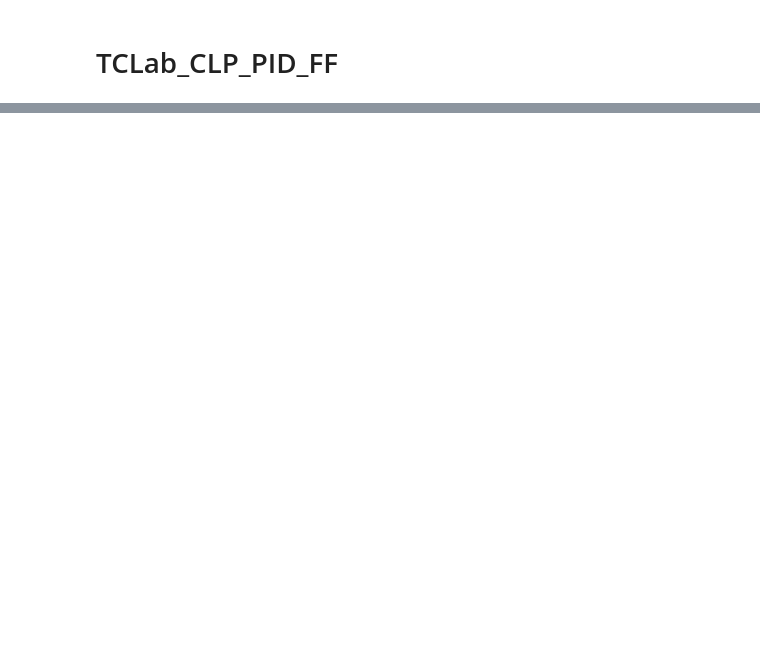
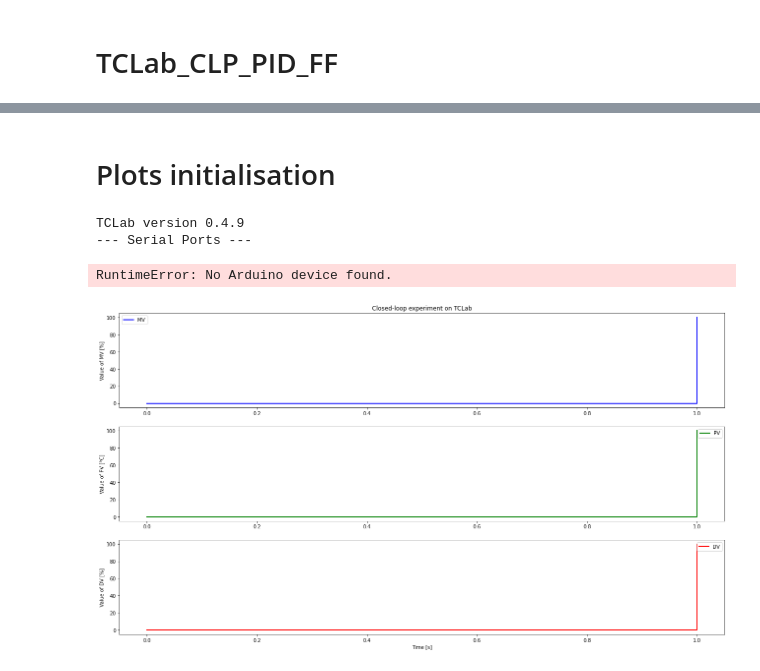
Before and after one commit to FlorianLebecque/Control_theory_software, a Jupyter notebook: TCLab_CLP_PID_FF.ipynb, the cells around one changed output, grey strips where cells are left out. Cells and saved outputs as stored; diff of their text form; code cells hidden in the pictures; blank space fills up the shorter version.

```diff
--- a/TCLab_CLP_PID_FF.ipynb
+++ b/TCLab_CLP_PID_FF.ipynb
@@ -163,0 +193,35 @@ IndentationError: unexpected indent (Temp/ipykernel_7056/2471435621.py, line 54)
+# %% [markdown]
+# Plots initialisation
+# %%
+fig, (ax1, ax2, ax3) = plt.subplots(3,1)
+fig.set_figheight(12)
+fig.set_figwidth(22)
+
+l1, = ax1.step([0,1],[0,100],'b-',linewidth=2,label='MV',where='post')
+ax1.set_ylabel('Value of MV [%]')
+ax1.set_title('Closed-loop experiment on TCLab')
+ax1.legend(loc='best')
+
+l2, = ax2.step([0,1],[0,100],'g-',linewidth=2,label='PV',where='post')
+ax2.set_ylabel('Value of PV [°C]')
+ax2.legend(loc='best')
+
+l3, = ax3.step([0,1],[0,100],'r-',linewidth=2,label='DV',where='post')
+ax3.set_xlabel('Time [s]')
+ax3.set_ylabel('Value of DV [%]')
+ax3.legend(loc='best')
+
+lab = tclab.TCLab()
+
+t = []
+i = 0
+MV = []
+DV = []
+PV = []
+
+Control()
+# %% [output]
+TCLab version 0.4.9
+--- Serial Ports ---
+RuntimeError: No Arduino device found.
+[figure, added]
```
Also changed, not shown: parts of 6 cells of this notebook, 1 other file.
